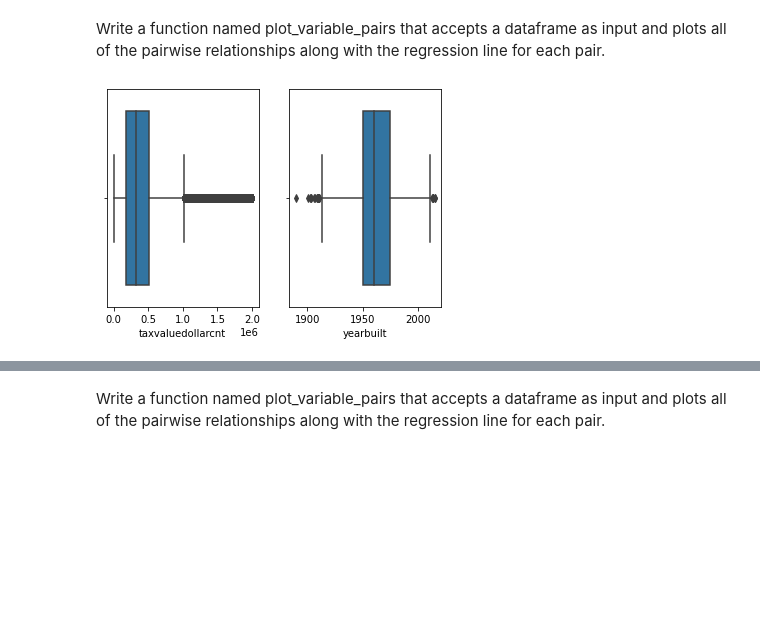
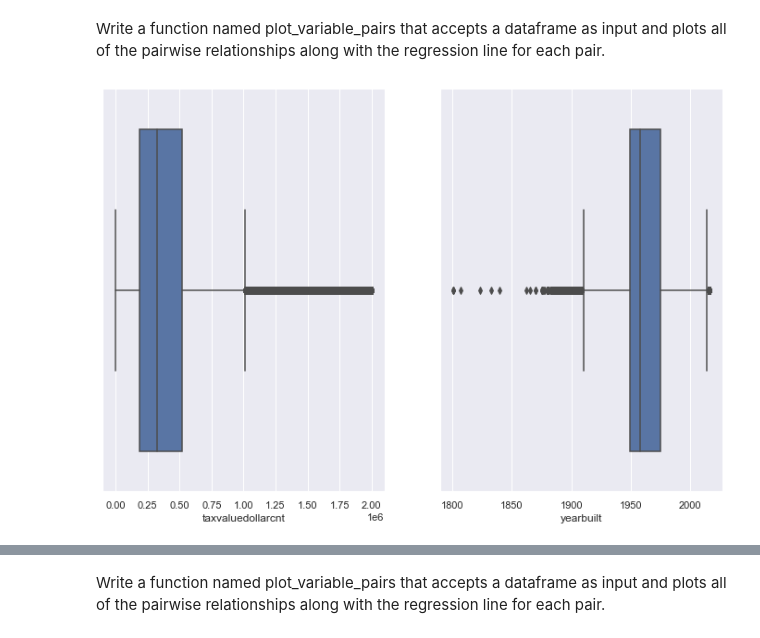
Before and after one commit to GladyBarrios/regression-exercises, a Jupyter notebook: Scaling&Explore.ipynb, the cells around one changed output, grey strips where cells are left out. Drawn from its saved outputs; the diff is of its cells as text; code cells hidden in the pictures; blank space fills up the shorter version.

```diff
--- a/Scaling&Explore.ipynb
+++ b/Scaling&Explore.ipynb
@@ -285,5 +285,7 @@ Make sure to perform a train, validate, test split before and use only your trai
 fig, ax =plt.subplots(1,2)
 sns.countplot(train['bedroomcnt'], ax=ax[0])
 sns.countplot(train['bathroomcnt'], ax=ax[1])
+sns.set(rc = {'figure.figsize':(12,8)})
+
 fig.show()
 # %% [output]
@@ -293,8 +336,8 @@ Write a function named plot_variable_pairs that accepts a dataframe as input and
 # %%
 fig, ax =plt.subplots(1,2)
 sns.boxplot(x=train["taxvaluedollarcnt"], ax=ax[0])
-sns.boxplot(train.sample(1000)['yearbuilt'], ax=ax[1])
+sns.boxplot(train['yearbuilt'], ax=ax[1])
 
 fig.show()
 # %% [output]
-[figure, old version]
+[figure, new version]
```
Also changed, not shown: parts of 9 cells of this notebook, 1 other file.
